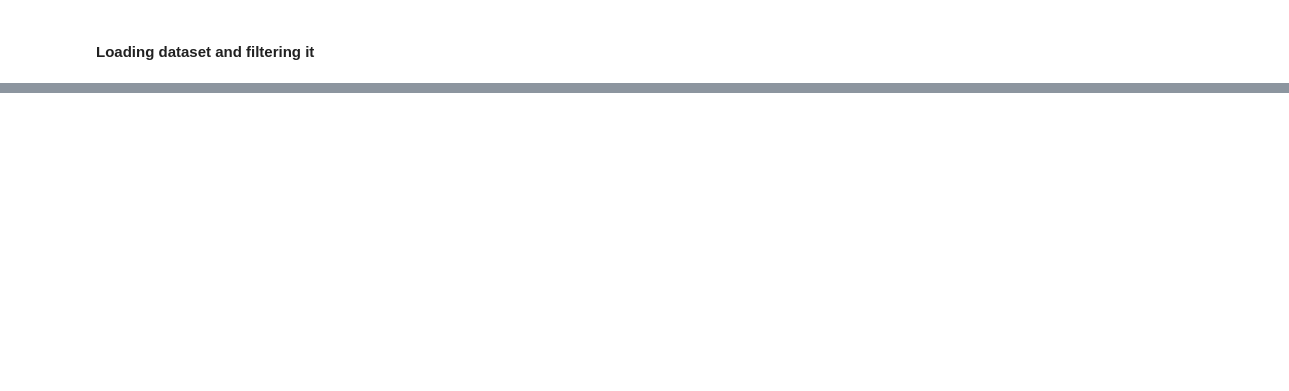
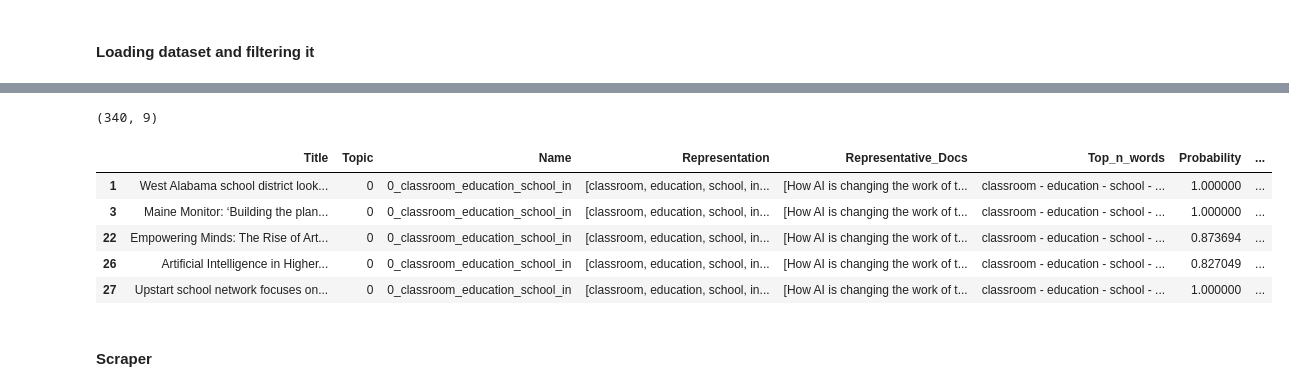
Before and after one commit to nmea002/MNB, a Jupyter notebook: job.ipynb, the cells around one changed output, grey strips where cells are left out. Cells and saved outputs as stored; diff of their text form; code cells hidden in the pictures; blank space fills up the shorter version.

```diff
--- a/job.ipynb
+++ b/job.ipynb
@@ -121,0 +104,14 @@ topic_model.get_topic_info()
+# %%
+topic1_df = merged[merged['Topic'] == 0]
+print(topic1_df.shape)
+topic1_df.head()
+# %% [output]
+(340, 9)
+|  | Title | Topic | Name | Representation | Representative_Docs | Top_n_words | Probability | ... |
+| 1 | West Alabama school district look... | 0 | 0_classroom_education_school_in | [classroom, education, school, in... | [How AI is changing the work of t... | classroom - education - school - ... | 1.000000 | ... |
+| 3 | Maine Monitor: ‘Building the plan... | 0 | 0_classroom_education_school_in | [classroom, education, school, in... | [How AI is changing the work of t... | classroom - education - school - ... | 1.000000 | ... |
+| 22 | Empowering Minds: The Rise of Art... | 0 | 0_classroom_education_school_in | [classroom, education, school, in... | [How AI is changing the work of t... | classroom - education - school - ... | 0.873694 | ... |
+| 26 | Artificial Intelligence in Higher... | 0 | 0_classroom_education_school_in | [classroom, education, school, in... | [How AI is changing the work of t... | classroom - education - school - ... | 0.827049 | ... |
+| 27 | Upstart school network focuses on... | 0 | 0_classroom_education_school_in | [classroom, education, school, in... | [How AI is changing the work of t... | classroom - education - school - ... | 1.000000 | ... |
+# %% [markdown]
+#### Scraper
```
Also changed, not shown: parts of 9 cells of this notebook.
